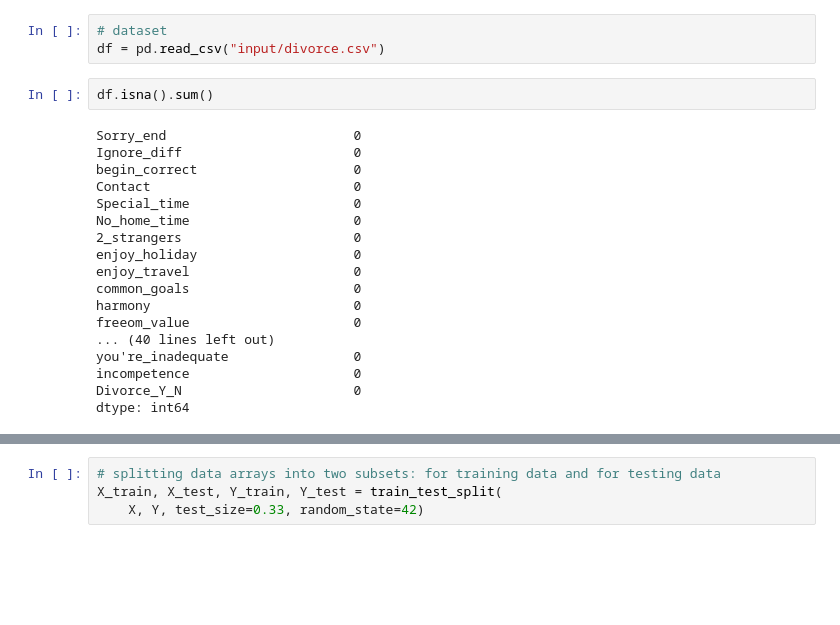
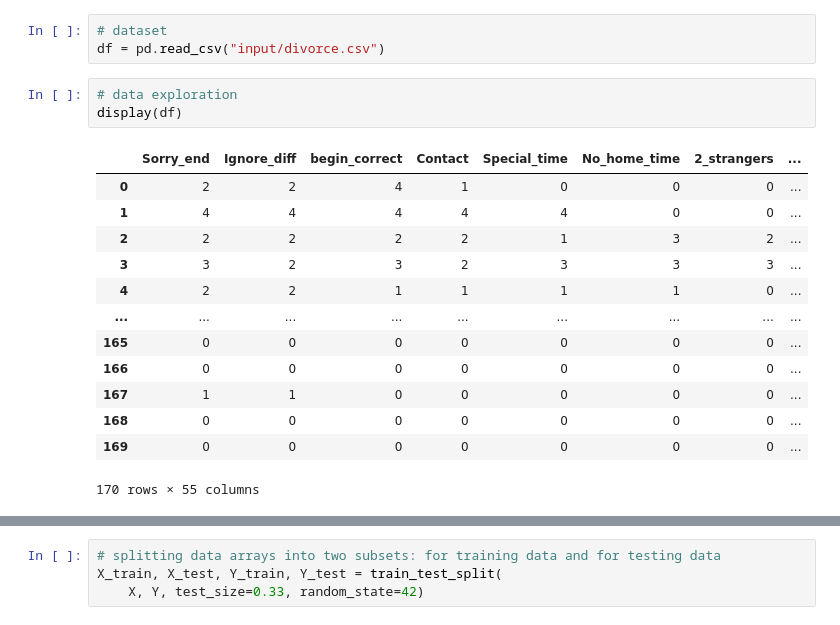
Before and after one commit to corentinleroux/ML-Project-M2IKSEM, a Jupyter notebook: KNN.ipynb, the cells around one changed output, grey strips where cells are left out. Drawn from its saved outputs; the diff is of its cells as text; blank space fills up the shorter version.

```diff
--- a/KNN.ipynb
+++ b/KNN.ipynb
@@ -11,23 +11,20 @@ from sklearn.metrics import accuracy_score
 # %%
 # dataset
 df = pd.read_csv("input/divorce.csv")
-# %%
-df.isna().sum()
-# %% [output]
-Sorry_end                        0
-Ignore_diff                      0
-begin_correct                    0
-Contact                          0
-Special_time                     0
-No_home_time                     0
-2_strangers                      0
-enjoy_holiday                    0
-enjoy_travel                     0
-common_goals                     0
-harmony                          0
-freeom_value                     0
-... (40 lines left out)
-you're_inadequate                0
-incompetence                     0
-Divorce_Y_N                      0
-dtype: int64
+# %%
+# data exploration
+display(df)
+# %% [output]
+|  | Sorry_end | Ignore_diff | begin_correct | Contact | Special_time | No_home_time | 2_strangers | ... |
+| 0 | 2 | 2 | 4 | 1 | 0 | 0 | 0 | ... |
+| 1 | 4 | 4 | 4 | 4 | 4 | 0 | 0 | ... |
+| 2 | 2 | 2 | 2 | 2 | 1 | 3 | 2 | ... |
+| 3 | 3 | 2 | 3 | 2 | 3 | 3 | 3 | ... |
+| 4 | 2 | 2 | 1 | 1 | 1 | 1 | 0 | ... |
+| ... | ... | ... | ... | ... | ... | ... | ... | ... |
+| 165 | 0 | 0 | 0 | 0 | 0 | 0 | 0 | ... |
+| 166 | 0 | 0 | 0 | 0 | 0 | 0 | 0 | ... |
+| 167 | 1 | 1 | 0 | 0 | 0 | 0 | 0 | ... |
+| 168 | 0 | 0 | 0 | 0 | 0 | 0 | 0 | ... |
+| 169 | 0 | 0 | 0 | 0 | 0 | 0 | 0 | ... |
+170 rows × 55 columns
```
Also changed, not shown: parts of 9 cells of this notebook.
